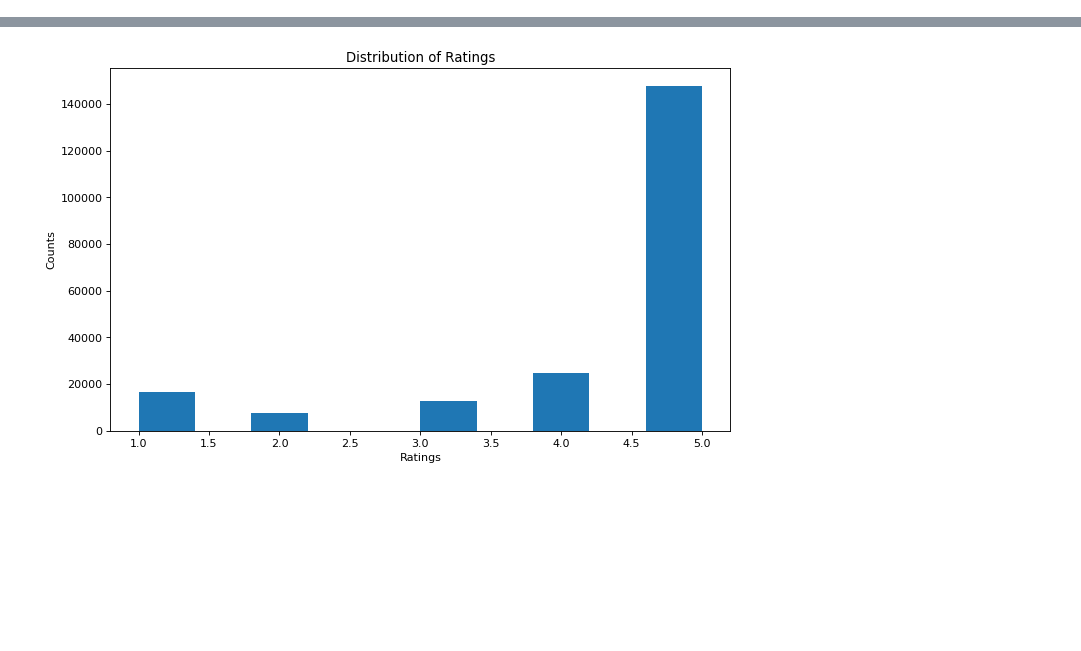
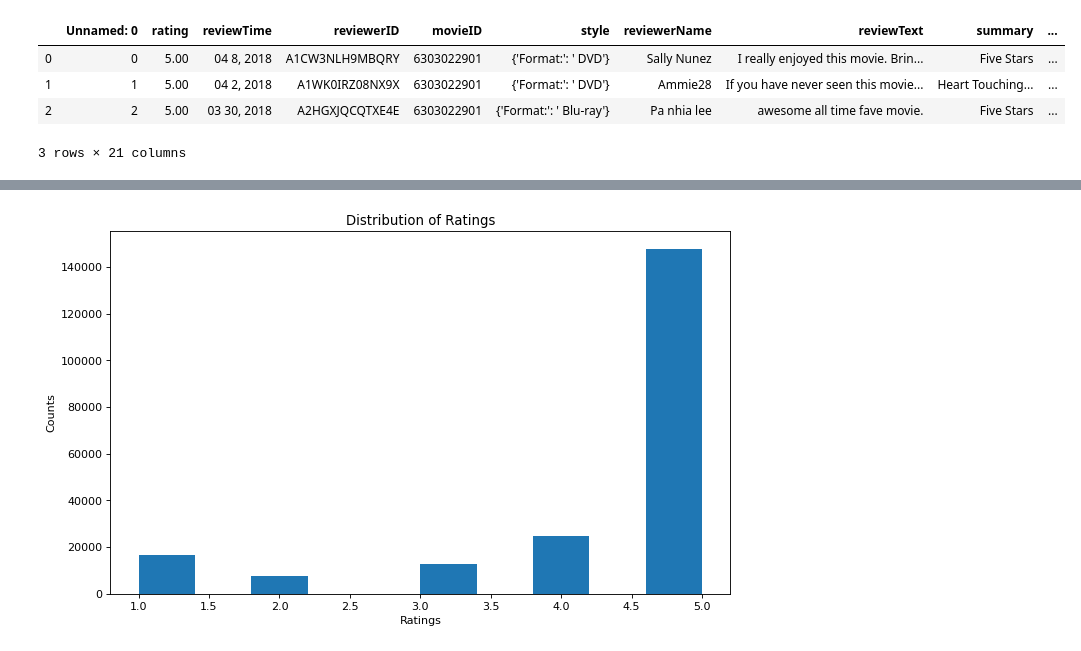
Before and after one commit to Daihongchen/movies_and_tv_recommendation_system, a Jupyter notebook: notebooK/final_report.ipynb, the cells around one changed output, grey strips where cells are left out. Cells and saved outputs as stored; diff of their text form; code cells hidden in the pictures; blank space fills up the shorter version.

```diff
--- a/notebooK/final_report.ipynb
+++ b/notebooK/final_report.ipynb
@@ -31,11 +31,28 @@ from tensorflow.keras.models import load_model
 
 from src.explore import explore_data, create_dis_rating, top_reviewers, top_products, sub_dataset
 from src.cf_models import import_data, create_parameters_model, train_test, RecommenderNet
+
+pd.set_option('display.float_format', '{:.2f}'.format)
+
+import warnings
+
+def fxn():
+    warnings.warn("deprecated", DeprecationWarning)
+
+with warnings.catch_warnings():
+    warnings.simplefilter("ignore")
+    fxn()
 # %%
 data = pd.read_csv('../data/data_2018_clean.csv')
 # %%
 # data structure
-# data.columns
+data.head(3)
+# %% [output]
+|  | Unnamed: 0 | rating | reviewTime | reviewerID | movieID | style | reviewerName | reviewText | summary | ... |
+| 0 | 0 | 5.00 | 04 8, 2018 | A1CW3NLH9MBQRY | 6303022901 | {'Format:': ' DVD'} | Sally Nunez | I really enjoyed this movie. Brin... | Five Stars | ... |
+| 1 | 1 | 5.00 | 04 2, 2018 | A1WK0IRZ08NX9X | 6303022901 | {'Format:': ' DVD'} | Ammie28 | If you have never seen this movie... | Heart Touching... | ... |
+| 2 | 2 | 5.00 | 03 30, 2018 | A2HGXJQCQTXE4E | 6303022901 | {'Format:': ' Blu-ray'} | Pa nhia lee | awesome all time fave movie. | Five Stars | ... |
+3 rows × 21 columns
 # %%
 # explore the dataset of 2018
 explore_data()
```
Also changed, not shown: parts of 10 cells of this notebook, 4 other files.
